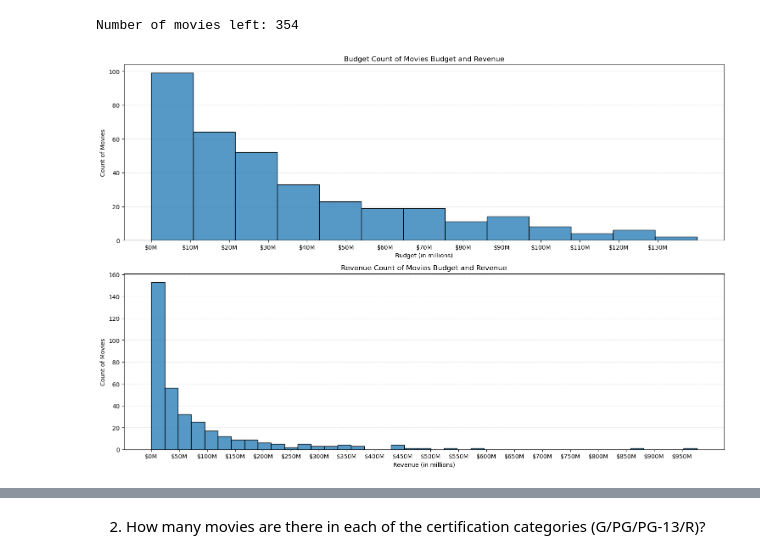
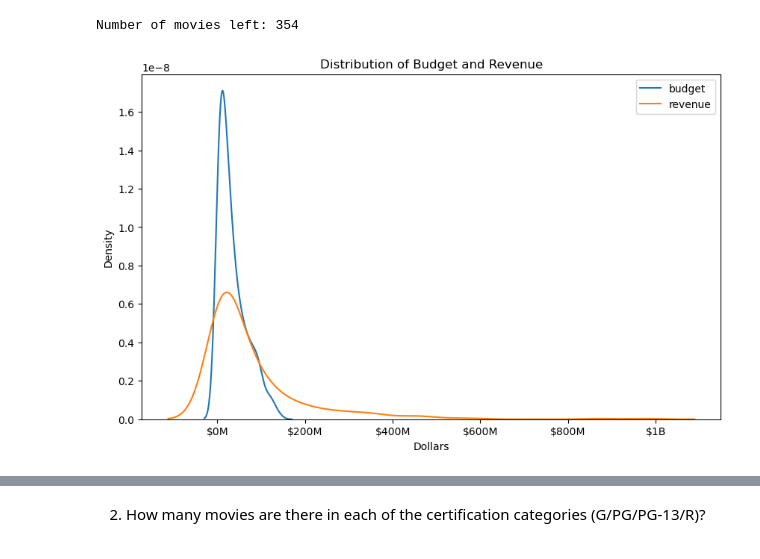
Before and after one commit to zeekwired/IMDB-API, a Jupyter notebook: TMBD_API_EDA.ipynb, the cells around one changed output, grey strips where cells are left out. Cells and saved outputs as stored; diff of their text form; code cells hidden in the pictures.

```diff
--- a/TMBD_API_EDA.ipynb
+++ b/TMBD_API_EDA.ipynb
@@ -64,25 +64,16 @@ def format_millions(x, pos):
         return "${:.0f}B".format(x/1000000000)
     else:
         return "${:.0f}M".format(x/1000000)
-# %%
-fig, ax = plt.subplots(2, 1, figsize=(15, 10))
-for i, col in enumerate(['budget', 'revenue']):
-    sns.histplot(final_tmdb[col], ax=ax[i], stat='count', zorder=3)
-    ax[i].set_title(f'{col.capitalize()} Count of Movies Budget and Revenue')
-    ax[i].xaxis.set_major_formatter(ticker.FuncFormatter(format_millions))
-    ax[i].set_xticks(np.arange(0, max(final_tmdb[col]), 10000000))
-    ax[i].set_xlabel('{} (in millions)'.format(col.capitalize()))
-    ax[i].set_ylabel('Count of Movies')
-    if col == 'budget':
-        ax[i].set_xticks(np.arange(0, max(final_tmdb[col]), 10000000))
-    else:
-        ax[i].set_xticks(np.arange(0, max(final_tmdb[col]), 50000000))
-    ax[i].grid(zorder=0, color='lightgray', linestyle='--', alpha=0.7, axis='y')
-
-plt.tight_layout()
-plt.show()
-# %% [output]
-[figure, removed]
+# %%
+fix, ax = plt.subplots(figsize=(10, 6))
+for i, col in enumerate(['budget', 'revenue']):
+    sns.kdeplot(final_tmdb[col], ax=ax, label=col)
+    ax.set_xlabel('Dollars')
+    ax.xaxis.set_major_formatter(ticker.FuncFormatter(format_millions))
+    ax.set_title('Distribution of Budget and Revenue')
+    ax.legend()
+# %% [output]
+[figure, added]
 # %% [markdown]
 Judging by the graphs above, more movies receive less funding and profit than higher estimated budget and revenue of movies. There are very few movies that make it past $400M in box office revenue. Most movies that has a higher revenue and budget could be a number of Marvel movies and note worthy Avartar by James Cameron. For the most part, the average funding for a movie is around $0 to $10M for just understand 100 movies in this dataset. However, the average movie revenue tends to be around $0M to $25M with over 140 movies in this area of revenue.
 # %% [markdown]
```
